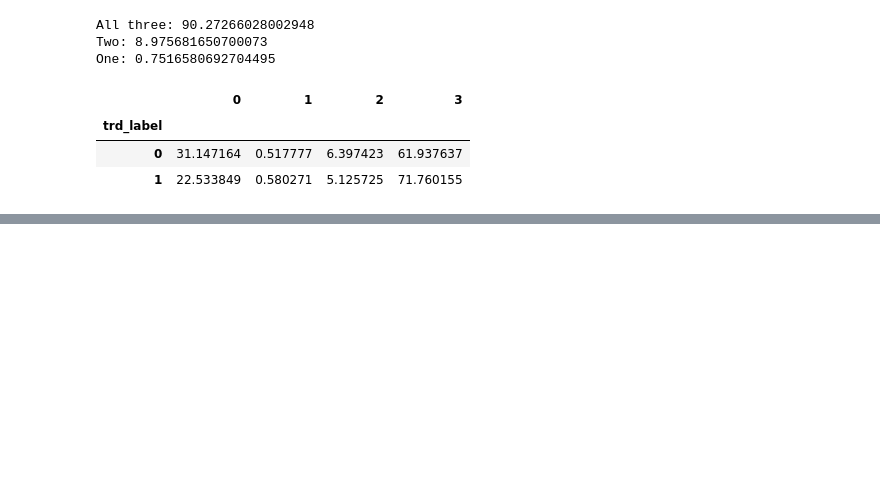
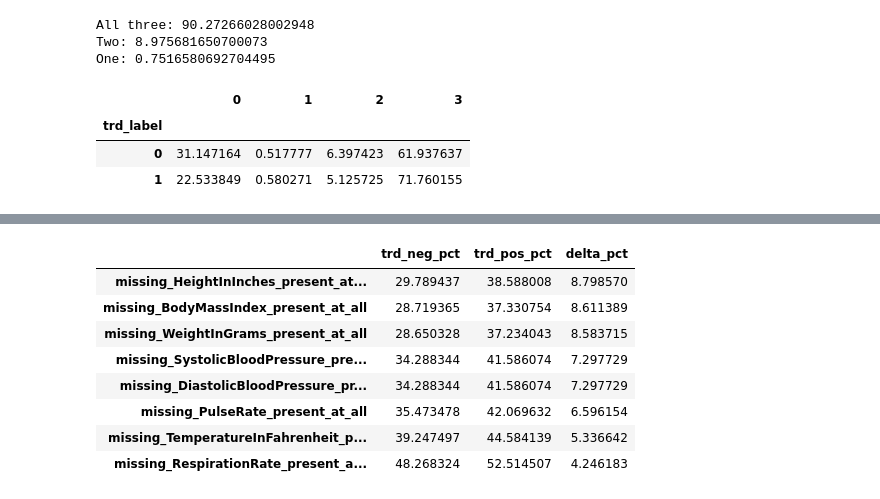
Before and after one commit to Pirate-Hunter-Zoro/Digital-Twins, a Jupyter notebook: notebooks/cohort_investigation.ipynb, the cells around one changed output, grey strips where cells are left out. Drawn from its saved outputs; the diff is of its cells as text; code cells hidden in the pictures; blank space fills up the shorter version.

```diff
--- a/notebooks/cohort_investigation.ipynb
+++ b/notebooks/cohort_investigation.ipynb
@@ -177,0 +313,29 @@ by_trd_group
+# %%
+# No limits on when the vital occurs
+present_at_all_mask = pre_window_mask | in_window_mask | post_window_mask
+present_at_all_rows = vitals_joined[present_at_all_mask]
+for key in vital_keys:
+    patients_with_key = set(present_at_all_rows[present_at_all_rows[key] > 0]['PatientEpicId_SH'].unique())
+    df[f'missing_{key}_present_at_all'] = ~df['patient_id'].isin(patients_with_key)
+
+filtered_present_at_all = df.filter(regex='^(trd_label|missing_.*_present_at_all)') # Grab label and the missing vitals labels (9 columns)
+# For each label, see the difference in proportions of TRD positive vs TRD negative patients who are missing
+missing_difference_present_at_all = filtered_present_at_all.groupby('trd_label').mean()\
+    .mul(100)\
+        .T\
+            .rename(columns={0: 'trd_neg_pct', 1: 'trd_pos_pct'})\
+                .assign(delta_pct=lambda x: x['trd_pos_pct'] - x['trd_neg_pct'])\
+                    .sort_values('delta_pct', key=abs, ascending=False)\
+                        .rename_axis(None, axis=1)
+# Positive means more TRD are missing, negative means more non TRD are missing
+missing_difference_present_at_all
+# %% [output]
+|  | trd_neg_pct | trd_pos_pct | delta_pct |
+| missing_HeightInInches_present_at... | 29.789437 | 38.588008 | 8.798570 |
+| missing_BodyMassIndex_present_at_all | 28.719365 | 37.330754 | 8.611389 |
+| missing_WeightInGrams_present_at_all | 28.650328 | 37.234043 | 8.583715 |
+| missing_SystolicBloodPressure_pre... | 34.288344 | 41.586074 | 7.297729 |
+| missing_DiastolicBloodPressure_pr... | 34.288344 | 41.586074 | 7.297729 |
+| missing_PulseRate_present_at_all | 35.473478 | 42.069632 | 6.596154 |
+| missing_TemperatureInFahrenheit_p... | 39.247497 | 44.584139 | 5.336642 |
+| missing_RespirationRate_present_a... | 48.268324 | 52.514507 | 4.246183 |
```
Also changed, not shown: parts of 10 cells of this notebook, 2 other files.
